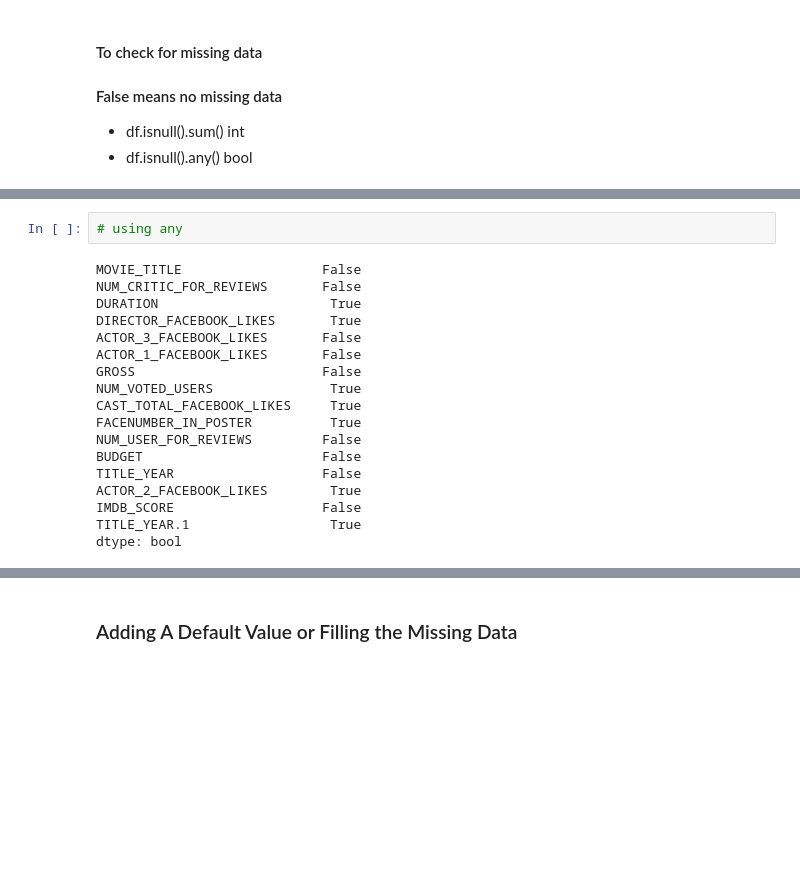
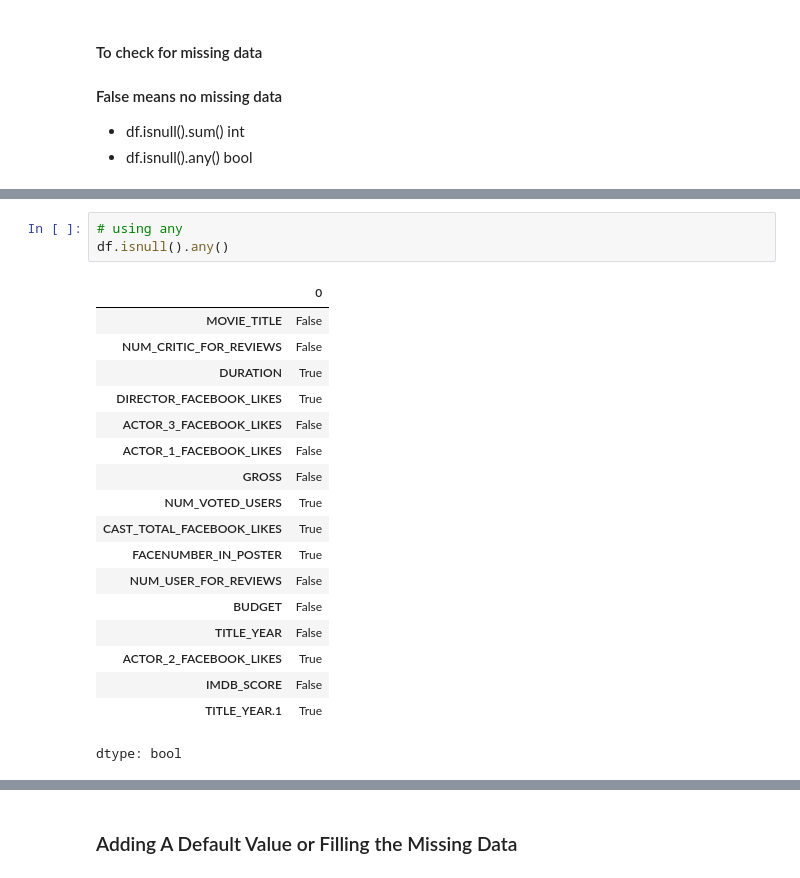
Before and after one commit to Sru-j/daily_lab_activities, a Jupyter notebook: DataCleaning_Example_1.ipynb, the cells around one changed output, grey strips where cells are left out. Saved outputs shown, nothing was run; the diff lists cells and outputs as text; blank space fills up the shorter version.

```diff
--- a/DataCleaning_Example_1.ipynb
+++ b/DataCleaning_Example_1.ipynb
@@ -211,23 +141,25 @@ Index(['MOVIE_TITLE', 'NUM_CRITIC_FOR_REVIEWS', 'DURATION',
 | 13 | False | False | False | False | False | ... |
 # %%
 # using any
+df.isnull().any()
 # %% [output]
+|  | 0 |
+| MOVIE_TITLE | False |
+| NUM_CRITIC_FOR_REVIEWS | False |
+| DURATION | True |
+| DIRECTOR_FACEBOOK_LIKES | True |
+| ACTOR_3_FACEBOOK_LIKES | False |
+| ACTOR_1_FACEBOOK_LIKES | False |
+| GROSS | False |
+| NUM_VOTED_USERS | True |
+| CAST_TOTAL_FACEBOOK_LIKES | True |
+| FACENUMBER_IN_POSTER | True |
+| NUM_USER_FOR_REVIEWS | False |
+| BUDGET | False |
+| TITLE_YEAR | False |
+| ACTOR_2_FACEBOOK_LIKES | True |
+| IMDB_SCORE | False |
+| TITLE_YEAR.1 | True |
-MOVIE_TITLE                  False
-NUM_CRITIC_FOR_REVIEWS       False
-DURATION                      True
-DIRECTOR_FACEBOOK_LIKES       True
-ACTOR_3_FACEBOOK_LIKES       False
-ACTOR_1_FACEBOOK_LIKES       False
-GROSS                        False
-NUM_VOTED_USERS               True
-CAST_TOTAL_FACEBOOK_LIKES     True
-FACENUMBER_IN_POSTER          True
-NUM_USER_FOR_REVIEWS         False
-BUDGET                       False
-TITLE_YEAR                   False
-ACTOR_2_FACEBOOK_LIKES        True
-IMDB_SCORE                   False
-TITLE_YEAR.1                  True
 dtype: bool
 # %%
 # Count how many missing values
```
Also changed, not shown: parts of 26 cells of this notebook.
